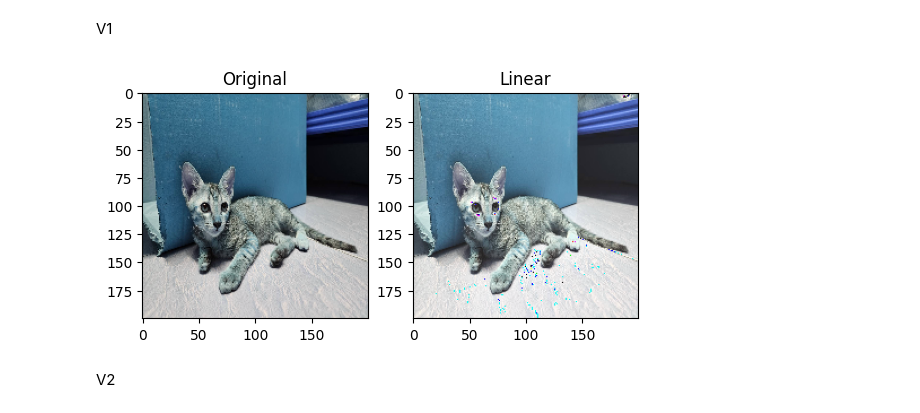
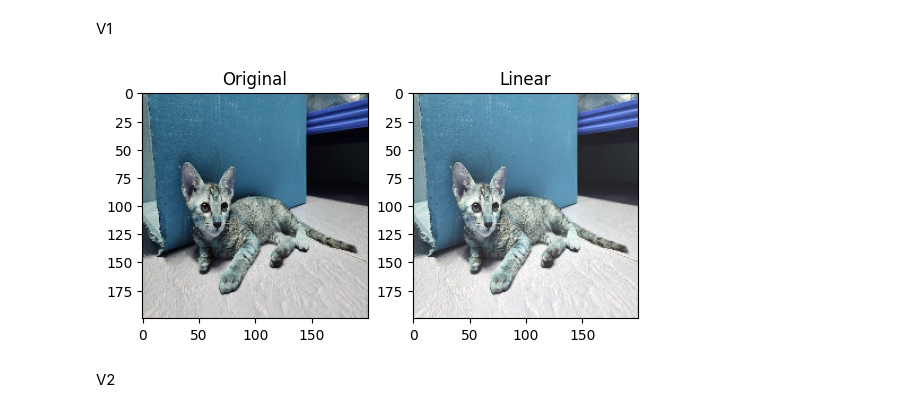
Before and after one commit to Han-Wanburhan/ImageProcessing, a Jupyter notebook: Image_Processing.ipynb, the cells around one changed output. Cells and saved outputs as stored; diff of their text form; code cells hidden in the pictures.

```diff
--- a/Image_Processing.ipynb
+++ b/Image_Processing.ipynb
@@ -431,7 +431,12 @@ def LinearEquation(img):
             for w in range(0,W):
                 for h in range(0,H):
                     for c in range(0,C):
-                        result_img[h,w,c] = a*(img[h][w][c])+b
+                        value = a*(img[h][w][c])+b
+                        if value > 255:
+                            value = 255
+                        elif value < 0:
+                            value = 0
+                        result_img[h, w, c] = value
                 #    result_img[h,w] = a*(img[h][w])+b
             vid_output.write(result_img)
     return result_img
@@ -441,34 +446,34 @@ def LinearEquation(img):
 # plt.subplot(1, 2, 1)
 # plt.imshow(cv2.resize(img_gray, (200, 200)),cmap='gray')
 # plt.title("Original")
 
 # plt.subplot(1, 2, 2)
 # plt.imshow(test,cmap='gray')
 # plt.title("Linear")
 
 # print(img_gray,"\n","*"*50)
 # print(test)
 
 test = LinearEquation(image_resized)
 
 plt.subplot(1, 2, 1)
 plt.imshow(image_resized,cmap='gray')
 plt.title("Original")
 
 plt.subplot(1, 2, 2)
 plt.imshow(test,cmap='gray')
 plt.title("Linear")
 
 
 
 # print(image_resized,"\n","*"*50)
 # print(test)
 
 
 plt.show()
 vid_output.release()
 # %% [output]
-[figure, old version]
+[figure, new version]
 # %% [markdown]
 V2
 # %%
```
